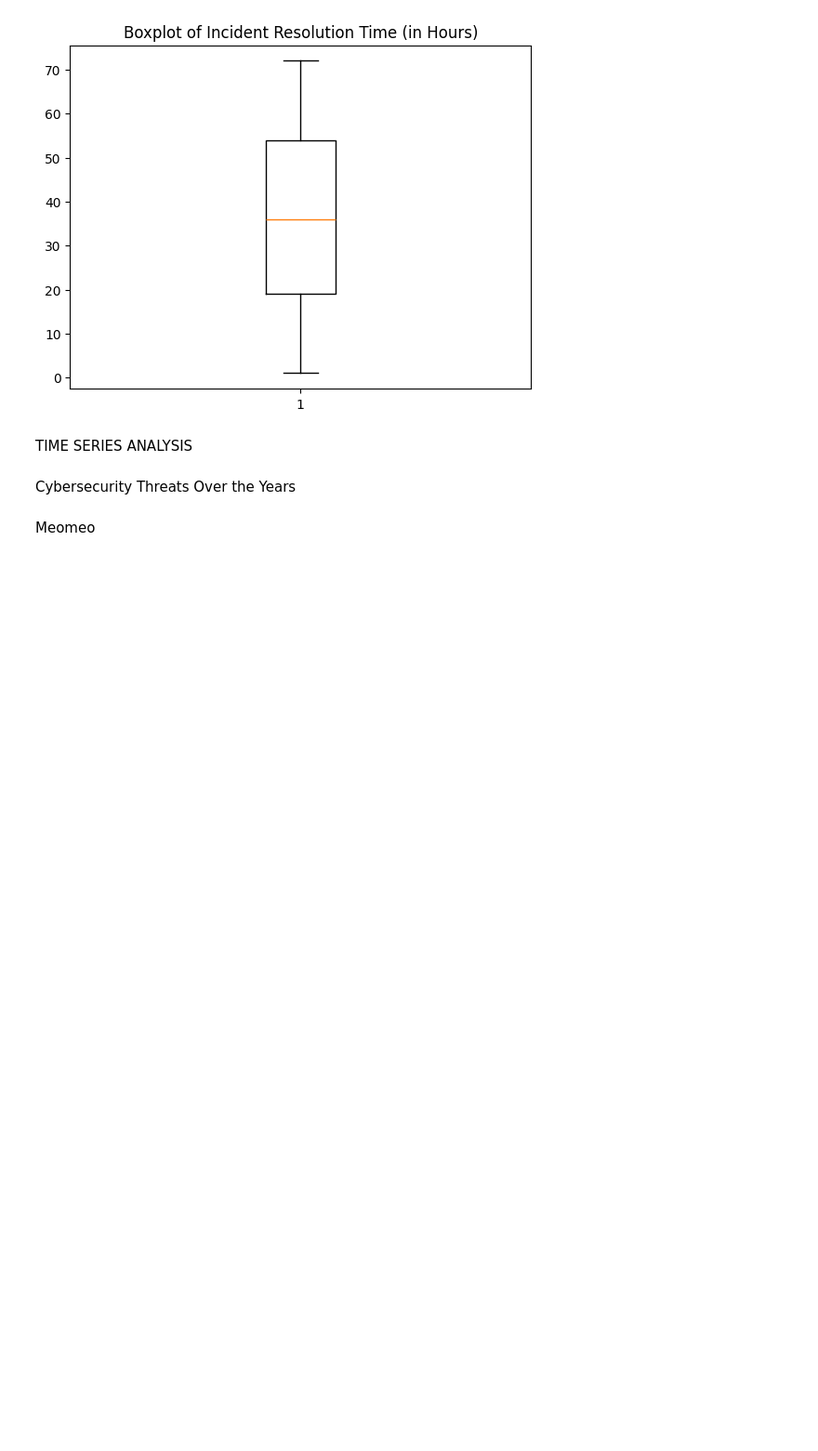
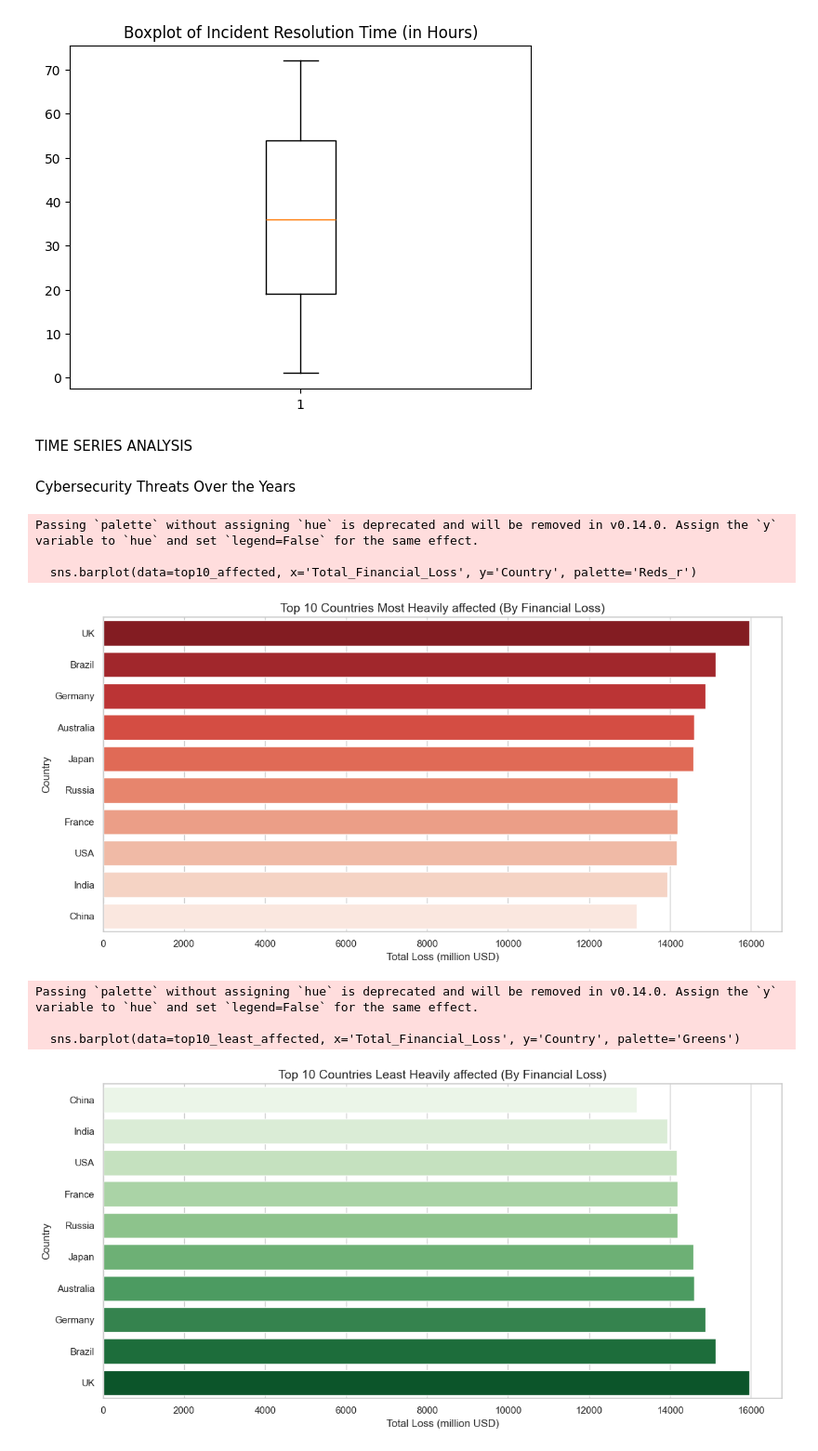
Before and after one commit to immaFrogUwU/Cyber-Security-Threats, a Jupyter notebook: Data_Storytelling_Cyber_Security_Threats.ipynb, the cells around one changed output. Shown at 93% size. Drawn from its saved outputs; the diff is of its cells as text; code cells hidden in the pictures; blank space fills up the shorter version.

```diff
--- a/Data_Storytelling_Cyber_Security_Threats.ipynb
+++ b/Data_Storytelling_Cyber_Security_Threats.ipynb
@@ -167,5 +167,52 @@ fig.add_trace(go.Scatter(
 ))
 fig.update_layout(title_x=0.5, xaxis=dict(tickmode='linear'), width=800, height=500)
 fig.show()
-# %% [markdown]
-Meomeo
+# %%
+# Gộp dữ liệu theo quốc gia, tính tổng thiệt hại tài chính
+country_impact = cybersec.groupby('Country')['Financial Loss (in Million $)'].sum().reset_index()
+
+
+# Đổi tên cột cho dễ dùng
+country_impact.columns = ['Country', 'Total_Financial_Loss']
+
+
+# Sắp xếp giảm dần để lấy top 10 quốc gia bị ảnh hưởng nặng nhất
+top10_affected = country_impact.sort_values(by='Total_Financial_Loss', ascending=False).head(10)
+
+
+# Sắp xếp tăng dần để lấy top 10 quốc gia ít bị ảnh hưởng nhất (có thể lọc bỏ các giá trị = 0 nếu cần)
+top10_least_affected = country_impact[country_impact['Total_Financial_Loss'] > 0] \
+                        .sort_values(by='Total_Financial_Loss', ascending=True).head(10)
+
+
+# Thiết lập style cho Seaborn
+sns.set(style="whitegrid")
+
+
+# Vẽ biểu đồ Top 10 quốc gia bị ảnh hưởng nặng nhất
+plt.figure(figsize=(12, 6))
+sns.barplot(data=top10_affected, x='Total_Financial_Loss', y='Country', palette='Reds_r')
+plt.title('Top 10 Countries Most Heavily affected (By Financial Loss)', fontsize=14)
+plt.xlabel('Total Loss (million USD)', fontsize=12)
+plt.ylabel('Country', fontsize=12)
+plt.tight_layout()
+plt.show()
+
+
+# Vẽ biểu đồ Top 10 quốc gia ít bị ảnh hưởng nhất
+plt.figure(figsize=(12, 6))
+sns.barplot(data=top10_least_affected, x='Total_Financial_Loss', y='Country', palette='Greens')
+plt.title('Top 10 Countries Least Heavily affected (By Financial Loss)', fontsize=14)
+plt.xlabel('Total Loss (million USD)', fontsize=12)
+plt.ylabel('Country', fontsize=12)
+plt.tight_layout()
+plt.show()
+# %% [output]
+Passing `palette` without assigning `hue` is deprecated and will be removed in v0.14.0. Assign the `y` variable to `hue` and set `legend=False` for the same effect.
+
+  sns.barplot(data=top10_affected, x='Total_Financial_Loss', y='Country', palette='Reds_r')
+[figure, added]
+Passing `palette` without assigning `hue` is deprecated and will be removed in v0.14.0. Assign the `y` variable to `hue` and set `legend=False` for the same effect.
+
+  sns.barplot(data=top10_least_affected, x='Total_Financial_Loss', y='Country', palette='Greens')
+[figure, added]
```
Also changed, not shown: parts of 2 cells of this notebook.
